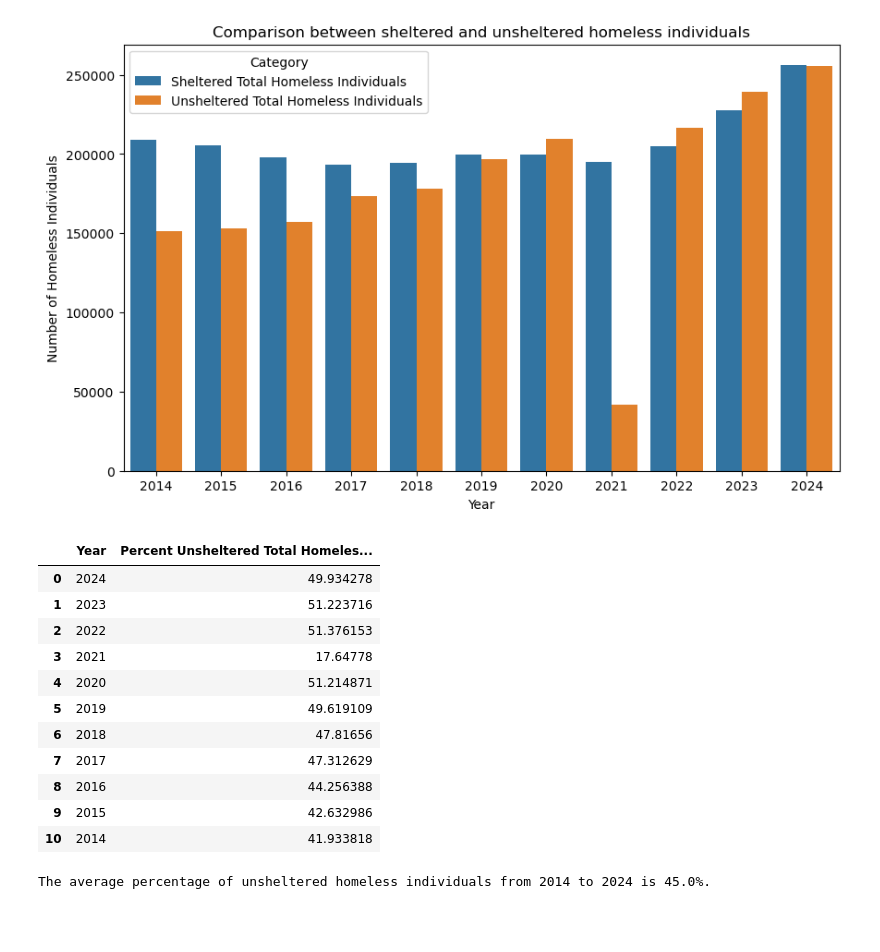
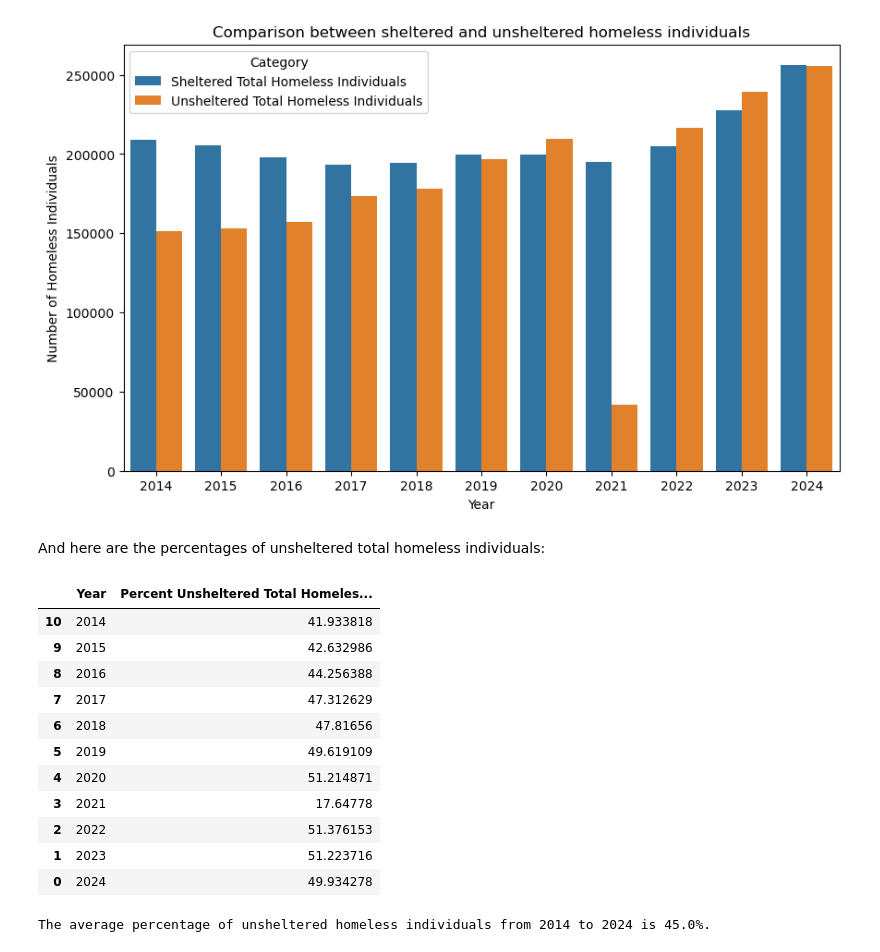
Before and after one commit to sad386-hsu/data_271, a Jupyter notebook: Final Project.ipynb, the cells around one changed output. Cells and saved outputs as stored; diff of their text form; code cells hidden in the pictures; blank space fills up the shorter version.

```diff
--- a/Final Project.ipynb
+++ b/Final Project.ipynb
@@ -374,21 +497,23 @@ plt.title('Comparison between sheltered and unsheltered homeless individuals')
 # %% [output]
 Text(0.5, 1.0, 'Comparison between sheltered and unsheltered homeless individuals')
 [figure]
+# %% [markdown]
+And here are the percentages of unsheltered total homeless individuals:
 # %%
-hic_with_individuals[['Year','Percent Unsheltered Total Homeless Individuals']]
+hic_with_individuals[['Year','Percent Unsheltered Total Homeless Individuals']][::-1]
 # %% [output]
 |  | Year | Percent Unsheltered Total Homeles... |
+| 10 | 2014 | 41.933818 |
+| 9 | 2015 | 42.632986 |
+| 8 | 2016 | 44.256388 |
+| 7 | 2017 | 47.312629 |
+| 6 | 2018 | 47.81656 |
+| 5 | 2019 | 49.619109 |
+| 4 | 2020 | 51.214871 |
+| 3 | 2021 | 17.64778 |
+| 2 | 2022 | 51.376153 |
+| 1 | 2023 | 51.223716 |
 | 0 | 2024 | 49.934278 |
-| 1 | 2023 | 51.223716 |
-| 2 | 2022 | 51.376153 |
-| 3 | 2021 | 17.64778 |
-| 4 | 2020 | 51.214871 |
-| 5 | 2019 | 49.619109 |
-| 6 | 2018 | 47.81656 |
-| 7 | 2017 | 47.312629 |
-| 8 | 2016 | 44.256388 |
-| 9 | 2015 | 42.632986 |
-| 10 | 2014 | 41.933818 |
 # %%
 avg_decade_unsheltered_percent = sum(hic_with_individuals['Percent Unsheltered Total Homeless Individuals']) / 11
 
```
Also changed, not shown: parts of 48 cells of this notebook, 3 other files.
